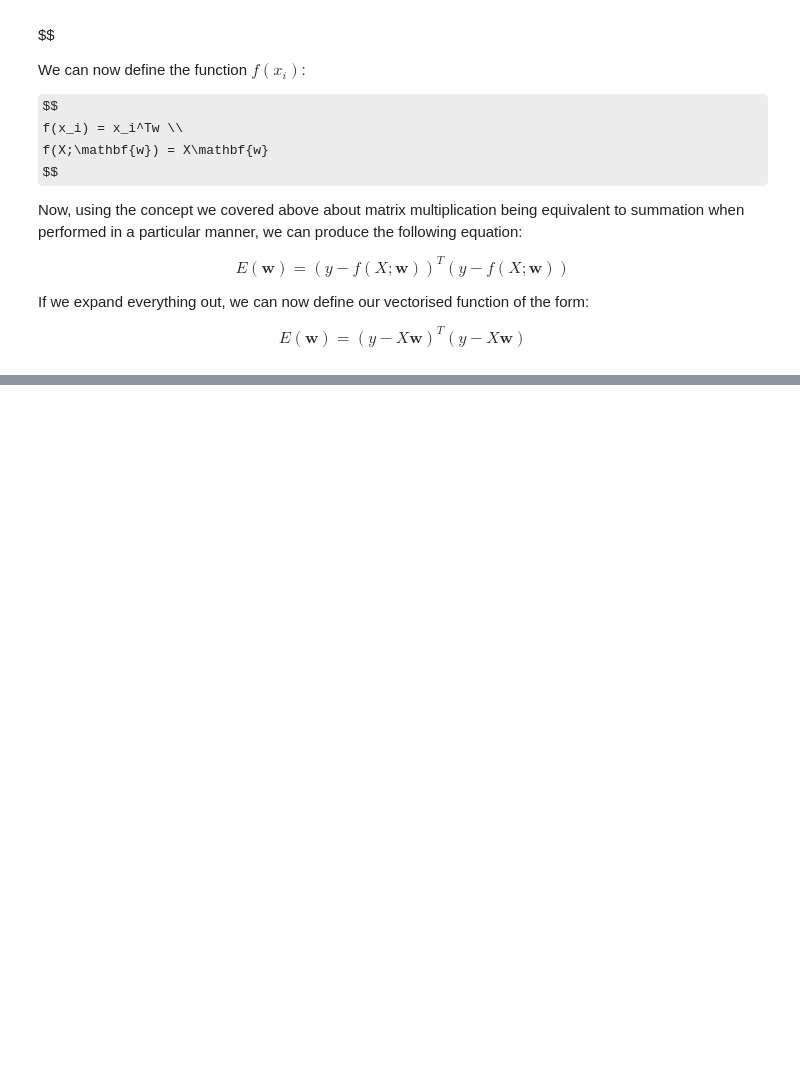
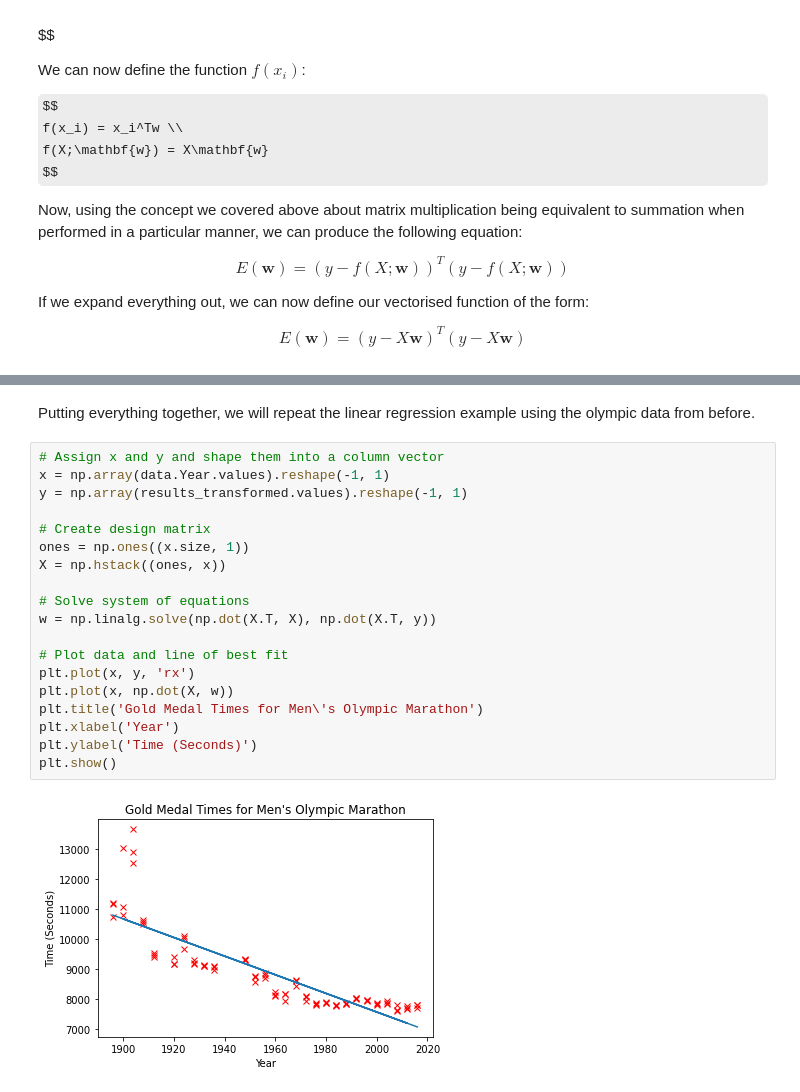
Before and after one commit to wrmthorne/SWiCS-WIE-Advanced-Python-Worksheets, a Jupyter notebook: linear_regression_notebook.ipynb, the cells around one changed output, grey strips where cells are left out. Saved outputs shown, nothing was run; the diff lists cells and outputs as text; some formulas as TeX source; blank space fills up the shorter version.

```diff
--- a/linear_regression_notebook.ipynb
+++ b/linear_regression_notebook.ipynb
@@ -244,0 +338,23 @@ With all of the heavy maths done, we can return to numpy. Here we will make use
+# %% [markdown]
+Putting everything together, we will repeat the linear regression example using the olympic data from before.
+# %%
+# Assign x and y and shape them into a column vector
+x = np.array(data.Year.values).reshape(-1, 1)
+y = np.array(results_transformed.values).reshape(-1, 1)
+
+# Create design matrix
+ones = np.ones((x.size, 1))
+X = np.hstack((ones, x))
+
+# Solve system of equations
+w = np.linalg.solve(np.dot(X.T, X), np.dot(X.T, y))
+
+# Plot data and line of best fit
+plt.plot(x, y, 'rx')
+plt.plot(x, np.dot(X, w))
+plt.title('Gold Medal Times for Men\'s Olympic Marathon')
+plt.xlabel('Year')
+plt.ylabel('Time (Seconds)')
+plt.show()
+# %% [output]
+[figure, added]
```
Also changed, not shown: parts of 14 cells of this notebook.
